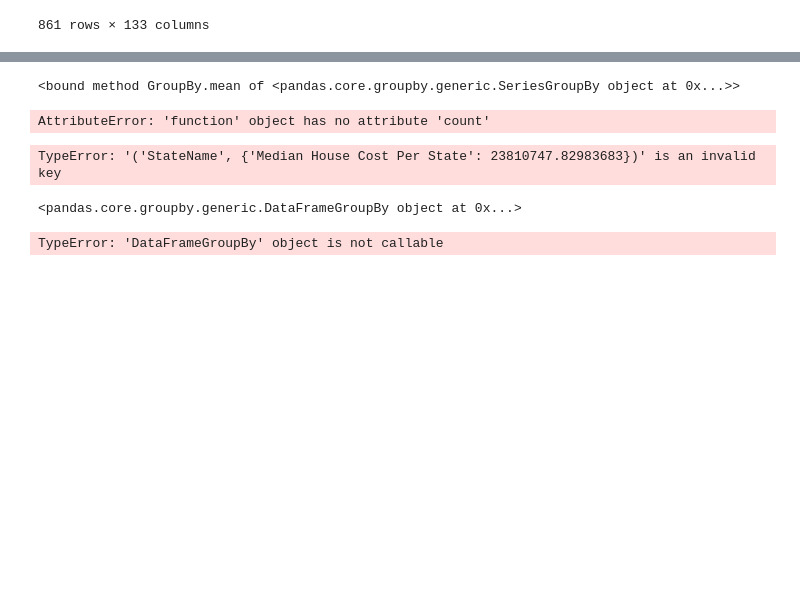
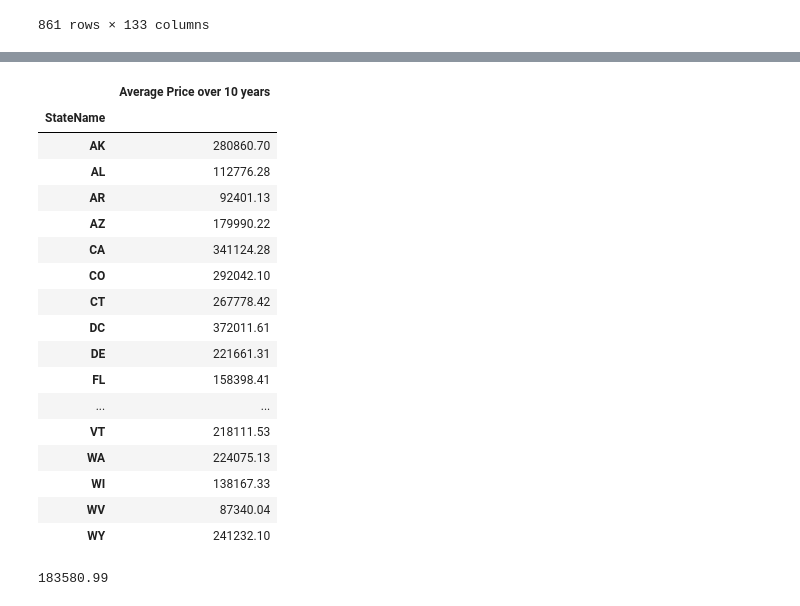
Before and after one commit to josh-acampado/dumbledores_platoon, a Jupyter notebook: Zillow_Housing_Data.ipynb, the cells around one changed output, grey strips where cells are left out. Saved outputs shown, nothing was run; the diff lists cells and outputs as text; code cells hidden in the pictures; blank space fills up the shorter version.

```diff
--- a/Zillow_Housing_Data.ipynb
+++ b/Zillow_Housing_Data.ipynb
@@ -88,40 +89,36 @@ avg_housing_by_year
 51 rows × 132 columns
-# %%
-state_df = new_df.groupby("StateName").Sum.mean
-print(state_df)
-state_df.count()
-
-#state_mean = new_df["Sum"].mean()
-#new_df["Median House Price"] = state_mean
-#new_df
-
-
-#change index to state name
-
-#Add the median price into a column
-#
-
-
-#calculate average of each state over time
-
-#new_df
-# %% [output]
-<bound method GroupBy.mean of <pandas.core.groupby.generic.SeriesGroupBy object at 0x...>>
-AttributeError: 'function' object has no attribute 'count'
-# %%
-final_df = new_df["StateName", {"Median House Cost Per State": state_mean}]
-# %% [output]
-TypeError: '('StateName', {'Median House Cost Per State': 23810747.82983683})' is an invalid key
-# %%
-
-
-#GroupBy State
-#groupby State
-state_df = new_df.groupby("StateName")
-print(state_df)
-state_df()
-# %% [output]
-<pandas.core.groupby.generic.DataFrameGroupBy object at 0x...>
-TypeError: 'DataFrameGroupBy' object is not callable
+# %%
+#calculate the average housing price over 10 years
+avg_housing_by_year_df['Average Price over 10 years'] = avg_housing_by_year_df.mean(axis=1)
+avg_housing_over_10_df = avg_housing_by_year_df['Average Price over 10 years']
+avg_housing_over_10_df = avg_housing_over_10_df.round(2)
+avg_housing_over_10_df = avg_housing_over_10_df.to_frame()
+
+avg_housing_over_10_df
+# %% [output]
+|  | Average Price over 10 years |
+| StateName |  |
+| AK | 280860.70 |
+| AL | 112776.28 |
+| AR | 92401.13 |
+| AZ | 179990.22 |
+| CA | 341124.28 |
+| CO | 292042.10 |
+| CT | 267778.42 |
+| DC | 372011.61 |
+| DE | 221661.31 |
+| FL | 158398.41 |
+| ... | ... |
+| VT | 218111.53 |
+| WA | 224075.13 |
+| WI | 138167.33 |
+| WV | 87340.04 |
+| WY | 241232.10 |
+# %%
+#calculate the national average to use as hline
+natl_avg_price = avg_housing_over_10_df['Average Price over 10 years'].mean().round(2)
+natl_avg_price
+# %% [output]
+183580.99
 # %%
 #identify 5 highest average housing price (sort)
```
Also changed, not shown: parts of 7 cells of this notebook, 5 other files.
